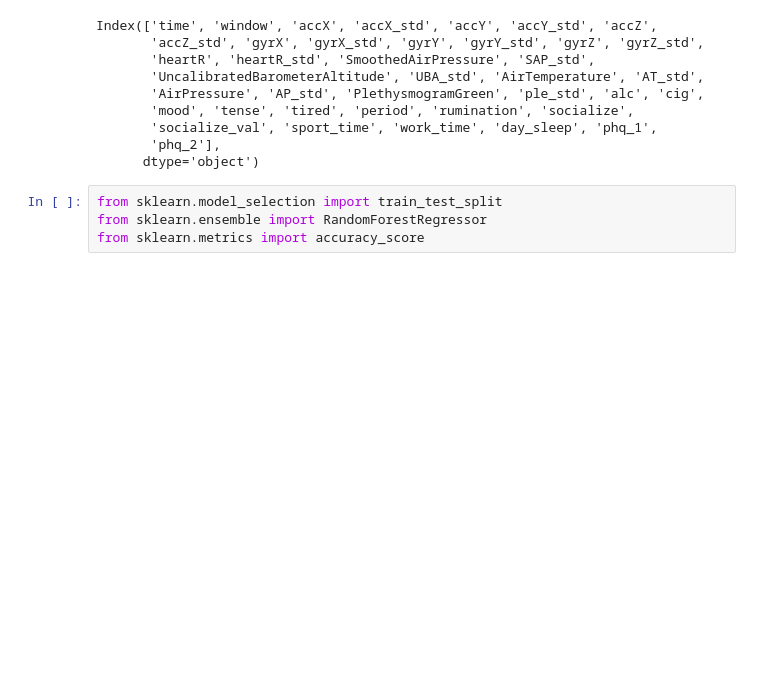
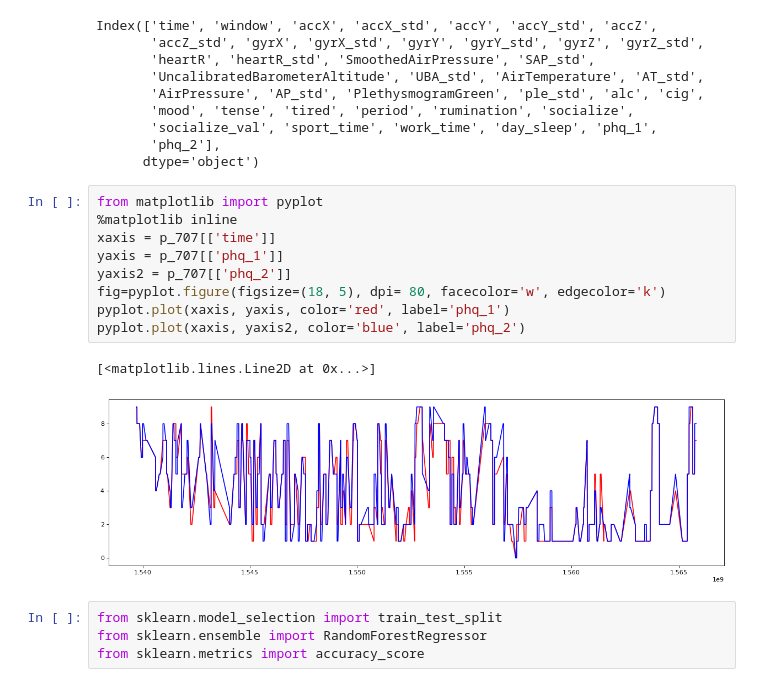
Before and after one commit to elmodeer/b-thesis, a Jupyter notebook: Random-forest-ST-1871742707.ipynb, the cells around one changed output. Saved outputs shown, nothing was run; the diff lists cells and outputs as text; blank space fills up the shorter version.

```diff
--- a/Random-forest-ST-1871742707.ipynb
+++ b/Random-forest-ST-1871742707.ipynb
@@ -15,6 +15,18 @@ Index(['time', 'window', 'accX', 'accX_std', 'accY', 'accY_std', 'accZ',
        'socialize_val', 'sport_time', 'work_time', 'day_sleep', 'phq_1',
        'phq_2'],
       dtype='object')
+# %%
+from matplotlib import pyplot
+%matplotlib inline
+xaxis = p_707[['time']]
+yaxis = p_707[['phq_1']]
+yaxis2 = p_707[['phq_2']]
+fig=pyplot.figure(figsize=(18, 5), dpi= 80, facecolor='w', edgecolor='k')
+pyplot.plot(xaxis, yaxis, color='red', label='phq_1')
+pyplot.plot(xaxis, yaxis2, color='blue', label='phq_2')
+# %% [output]
+[<matplotlib.lines.Line2D at 0x...>]
+[figure, added]
 # %%
 from sklearn.model_selection import train_test_split
 from sklearn.ensemble import RandomForestRegressor
```
Also changed, not shown: parts of 5 cells of this notebook, 2 other files.
